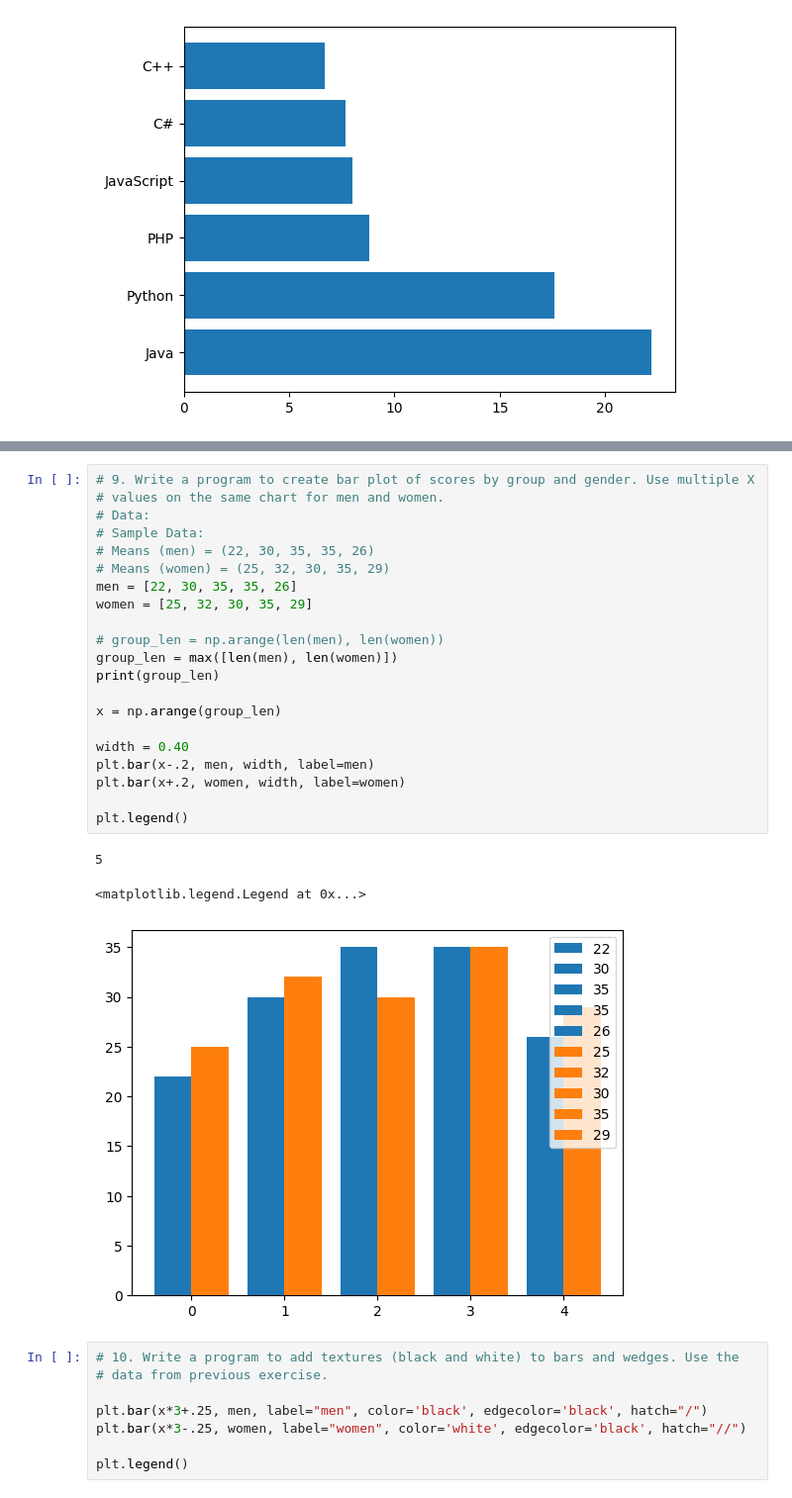
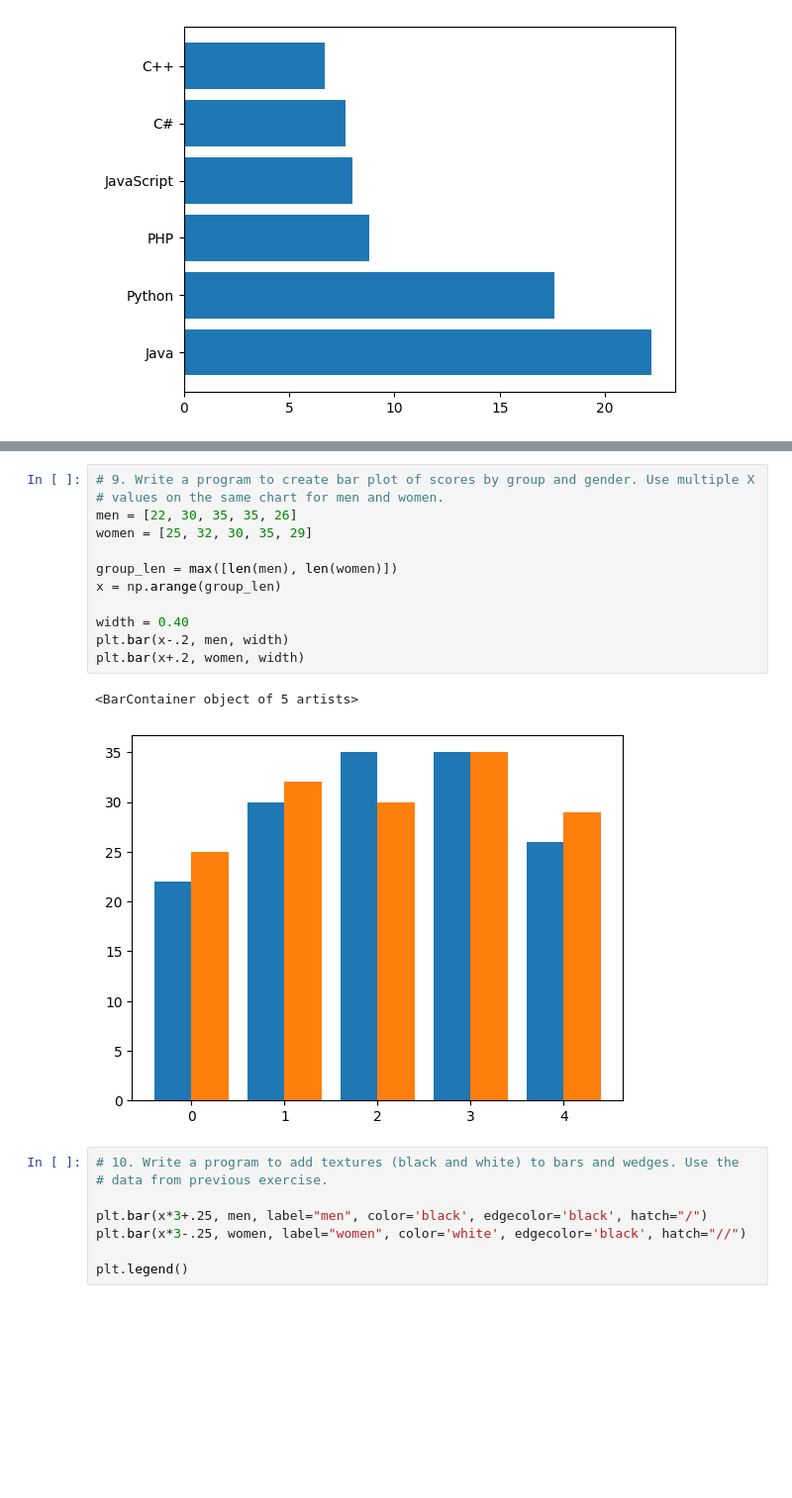
Before and after one commit to Dime98/smartdata-internship, a Jupyter notebook: task5/task5.ipynb, the cells around one changed output, grey strips where cells are left out. Shown at 99% size. Cells and saved outputs as stored; diff of their text form; blank space fills up the shorter version.

```diff
--- a/task5/task5.ipynb
+++ b/task5/task5.ipynb
@@ -244,28 +238,18 @@ plt.grid(True, linestyle='--', linewidth=0.5, axis='x', zorder=1)
 # %%
 # 9. Write a program to create bar plot of scores by group and gender. Use multiple X
 # values on the same chart for men and women.
-# Data:
-# Sample Data:
-# Means (men) = (22, 30, 35, 35, 26)
-# Means (women) = (25, 32, 30, 35, 29)
 men = [22, 30, 35, 35, 26]
 women = [25, 32, 30, 35, 29]
 
-# group_len = np.arange(len(men), len(women))
 group_len = max([len(men), len(women)])
-print(group_len)
-
 x = np.arange(group_len)
 
 width = 0.40
-plt.bar(x-.2, men, width, label=men)
-plt.bar(x+.2, women, width, label=women)
-
-plt.legend()
+plt.bar(x-.2, men, width)
+plt.bar(x+.2, women, width)
 # %% [output]
-5
+<BarContainer object of 5 artists>
-<matplotlib.legend.Legend at 0x...>
-[figure, old version]
+[figure, new version]
 # %%
 # 10. Write a program to add textures (black and white) to bars and wedges. Use the
 # data from previous exercise.
```
Also changed, not shown: parts of 13 cells of this notebook, 2 other files.
